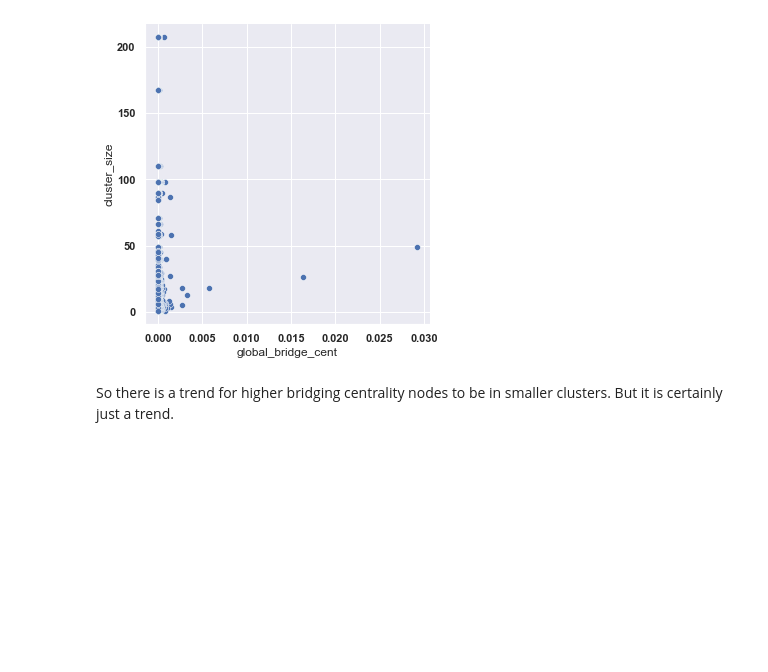
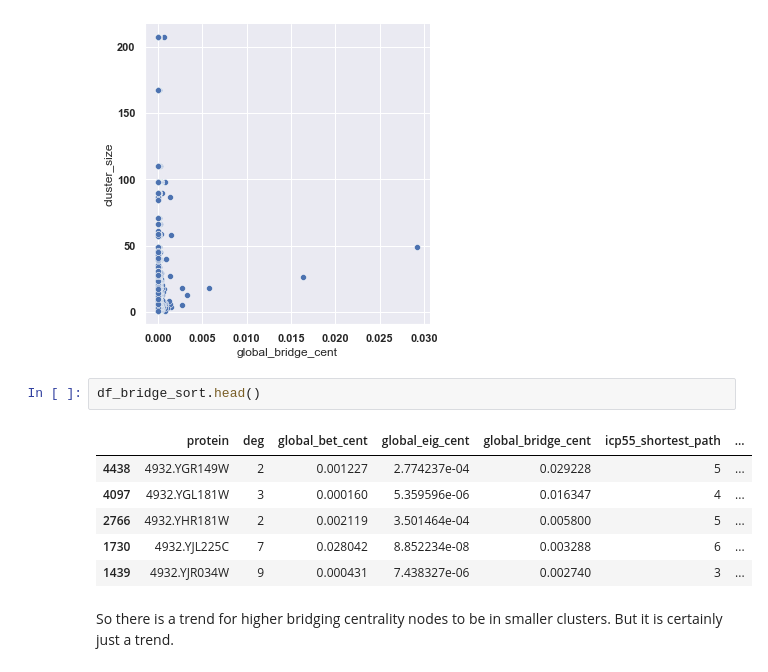
Before and after one commit to jkasimotto/PPI-Network-Analysis, a Jupyter notebook: notebooks/julian_v__2.ipynb, the cells around one changed output. Cells and saved outputs as stored; diff of their text form; blank space fills up the shorter version.

```diff
--- a/notebooks/julian_v__2.ipynb
+++ b/notebooks/julian_v__2.ipynb
@@ -144,5 +144,14 @@ for i in range(num_quantiles):
 [figure]
 [figure]
 [figure]
+# %%
+df_bridge_sort.head()
+# %% [output]
+|  | protein | deg | global_bet_cent | global_eig_cent | global_bridge_cent | icp55_shortest_path | ... |
+| 4438 | 4932.YGR149W | 2 | 0.001227 | 2.774237e-04 | 0.029228 | 5 | ... |
+| 4097 | 4932.YGL181W | 3 | 0.000160 | 5.359596e-06 | 0.016347 | 4 | ... |
+| 2766 | 4932.YHR181W | 2 | 0.002119 | 3.501464e-04 | 0.005800 | 5 | ... |
+| 1730 | 4932.YJL225C | 7 | 0.028042 | 8.852234e-08 | 0.003288 | 6 | ... |
+| 1439 | 4932.YJR034W | 9 | 0.000431 | 7.438327e-06 | 0.002740 | 3 | ... |
 # %% [markdown]
 So there is a trend for higher bridging centrality nodes to be in smaller clusters. But it is certainly just a trend.
```
Also changed, not shown: 2 other files.
